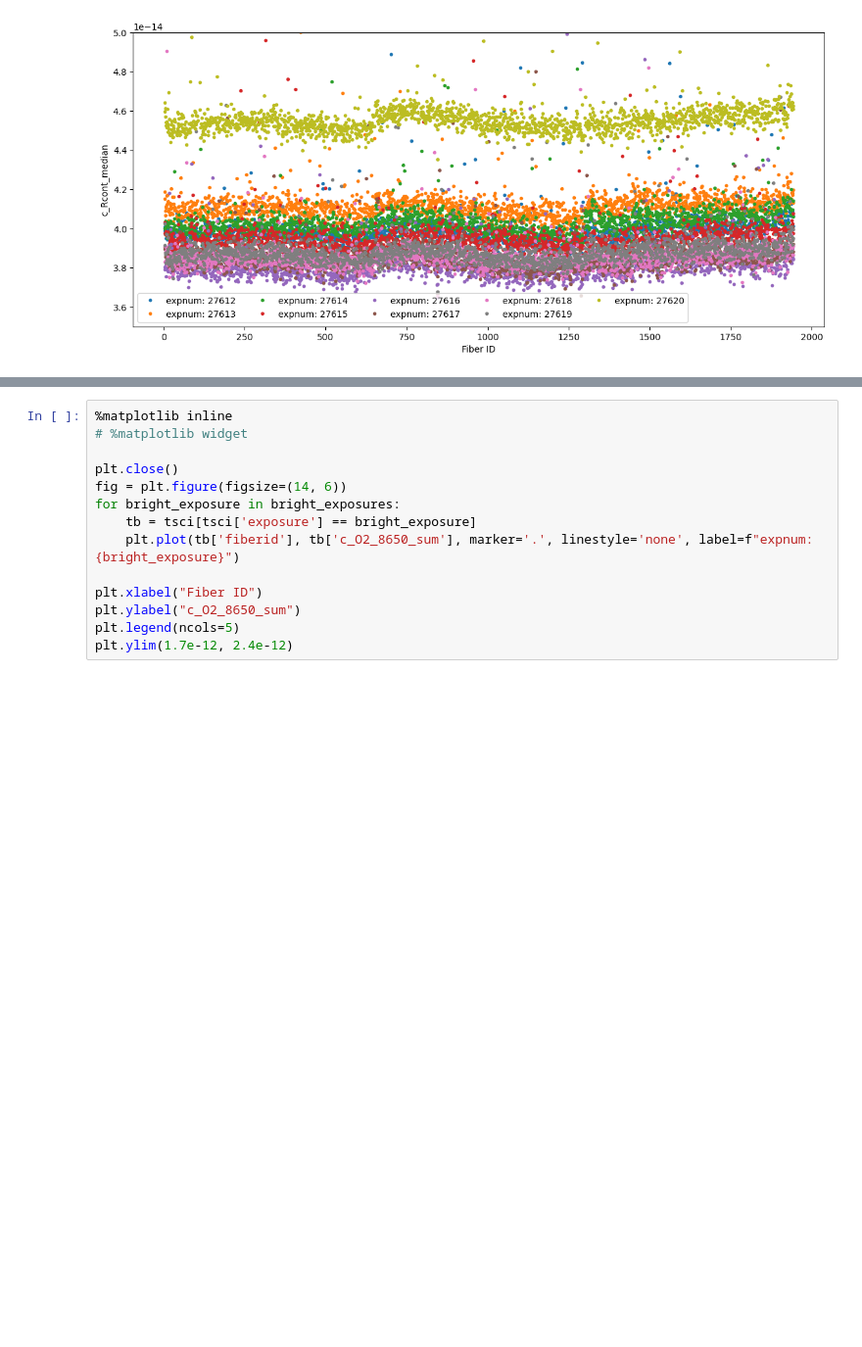
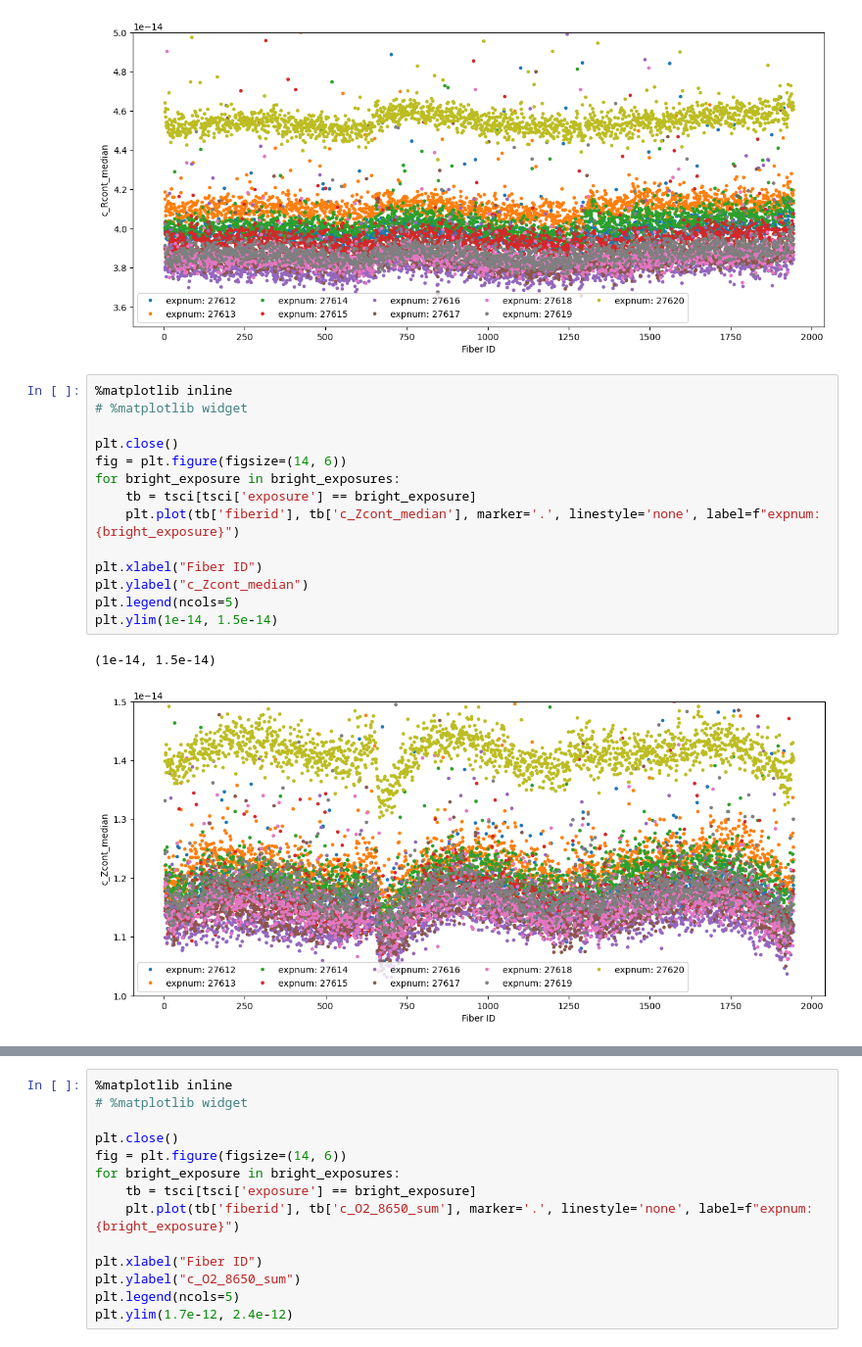
Before and after one commit to sdss/lvmsky, a Jupyter notebook: notebooks/Inspect_sky_metrics_based_on_per_fiber_table.ipynb, the cells around one changed output, grey strips where cells are left out. Shown at 98% size. Saved outputs shown, nothing was run; the diff lists cells and outputs as text; blank space fills up the shorter version.

```diff
--- a/notebooks/Inspect_sky_metrics_based_on_per_fiber_table.ipynb
+++ b/notebooks/Inspect_sky_metrics_based_on_per_fiber_table.ipynb
@@ -164,3 +144,20 @@ plt.ylim(3.5e-14, 5e-14)
 # %% [output]
 (3.5e-14, 5e-14)
 [figure]
+# %%
+%matplotlib inline
+# %matplotlib widget
+
+plt.close()
+fig = plt.figure(figsize=(14, 6))
+for bright_exposure in bright_exposures:
+    tb = tsci[tsci['exposure'] == bright_exposure]
+    plt.plot(tb['fiberid'], tb['c_Zcont_median'], marker='.', linestyle='none', label=f"expnum: {bright_exposure}")
+
+plt.xlabel("Fiber ID")
+plt.ylabel("c_Zcont_median")
+plt.legend(ncols=5)
+plt.ylim(1e-14, 1.5e-14)
+# %% [output]
+(1e-14, 1.5e-14)
+[figure, added]
```
Also changed, not shown: parts of 3 cells of this notebook.
